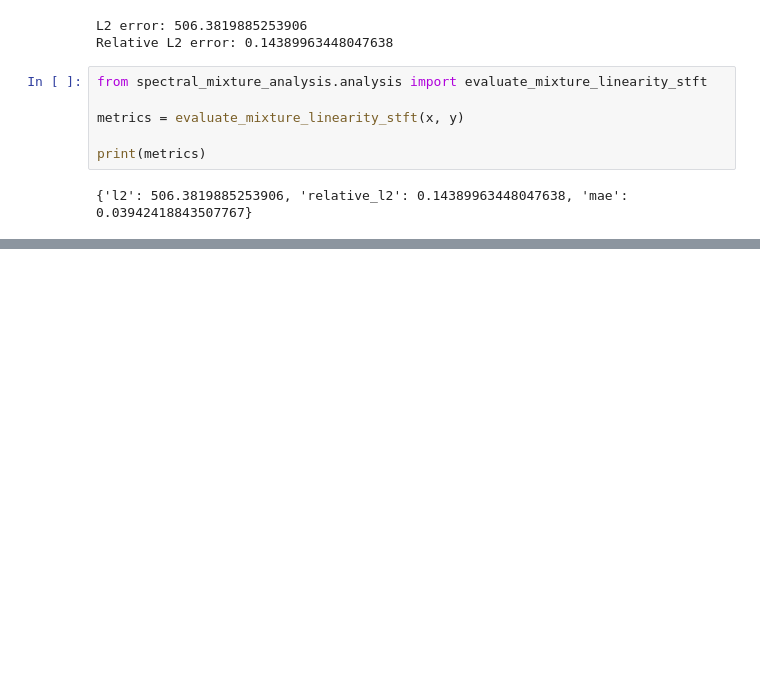
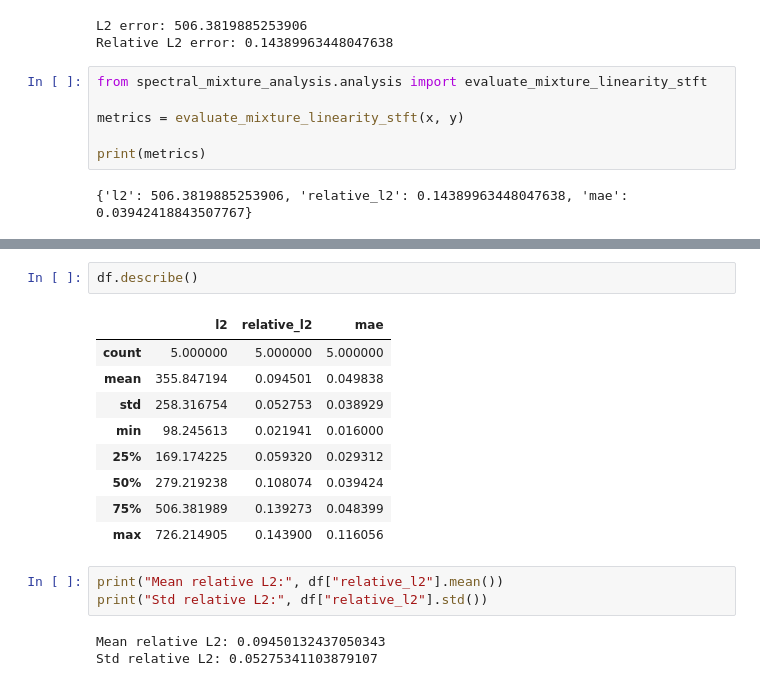
Before and after one commit to Bierc/spectrogram-analysis, a Jupyter notebook: notebooks/01_stft_mixture_analysis.ipynb, the cells around one changed output, grey strips where cells are left out. Cells and saved outputs as stored; diff of their text form; blank space fills up the shorter version.

```diff
--- a/notebooks/01_stft_mixture_analysis.ipynb
+++ b/notebooks/01_stft_mixture_analysis.ipynb
@@ -93,0 +109,18 @@ df
+# %%
+df.describe()
+# %% [output]
+|  | l2 | relative_l2 | mae |
+| count | 5.000000 | 5.000000 | 5.000000 |
+| mean | 355.847194 | 0.094501 | 0.049838 |
+| std | 258.316754 | 0.052753 | 0.038929 |
+| min | 98.245613 | 0.021941 | 0.016000 |
+| 25% | 169.174225 | 0.059320 | 0.029312 |
+| 50% | 279.219238 | 0.108074 | 0.039424 |
+| 75% | 506.381989 | 0.139273 | 0.048399 |
+| max | 726.214905 | 0.143900 | 0.116056 |
+# %%
+print("Mean relative L2:", df["relative_l2"].mean())
+print("Std relative L2:", df["relative_l2"].std())
+# %% [output]
+Mean relative L2: 0.09450132437050343
+Std relative L2: 0.05275341103879107
```
Also changed, not shown: parts of 3 cells of this notebook, 1 other file.
